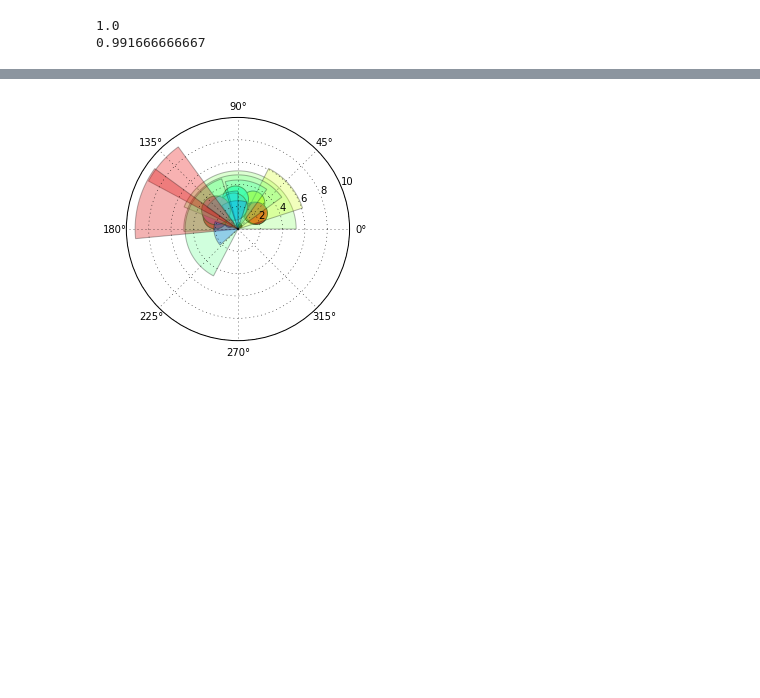
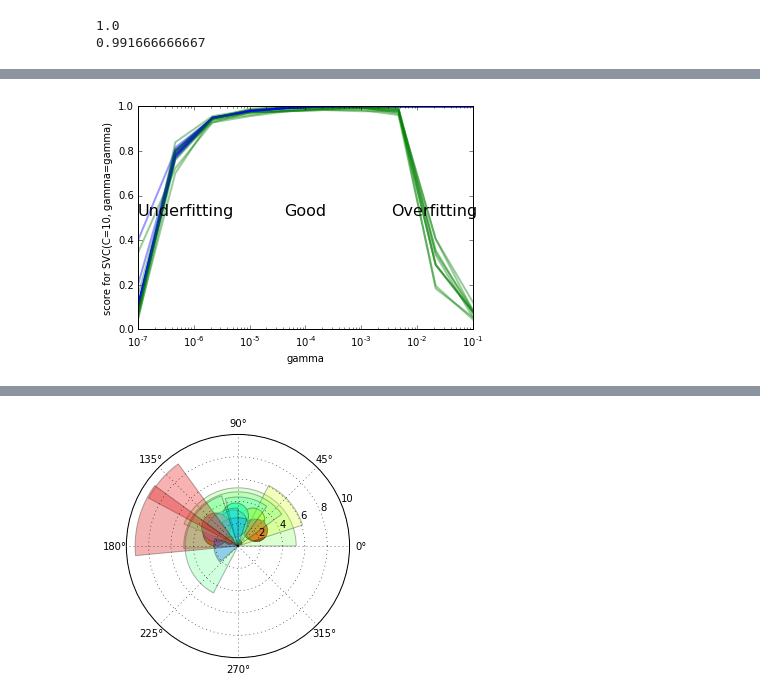
Before and after one commit to drbrhbym/iii, a Jupyter notebook: scikit-learn_test.ipynb, the cells around one changed output, grey strips where cells are left out. Cells and saved outputs as stored; diff of their text form; code cells hidden in the pictures; blank space fills up the shorter version.

Commit message:
kernel in SVC & SVR test

```diff
--- a/scikit-learn_test.ipynb
+++ b/scikit-learn_test.ipynb
@@ -295,0 +308,40 @@ print test_score
+# %%
+from sklearn.cross_validation import KFold          # KFold
+from sklearn.datasets import load_digits            # sklearn內建的資料庫
+
+digits = load_digits()
+X,y = digits.data, digits.target                    # X是帶有答案(標籤,或特徵)的資料; y只有data
+kf = KFold(1797,n_folds=10,shuffle=True,random_state=0)
+#for train_index, test_index in kf:
+#    print("TRAIN:", train_index, "TEST:", test_index)
+#    X_train, X_test = X[train_index], X[test_index]
+#    y_train, y_test = y[train_index], y[test_index]
+
+n_iter = 10
+train_scores = np.zeros((n_gammas, n_iter))         # 產生空陣列用來裝值
+test_scores = np.zeros((n_gammas, n_iter))
+gammas = np.logspace(-7, -1, n_gammas)
+
+for i, gamma in enumerate(gammas):
+    for j, (train_index, test_index) in enumerate(kf):
+        kf_svc = SVC(kernel='rbf', C=10, gamma=gamma).fit(X[train_index], y[train_index])
+        # SVC().fit() 令C=10,gamma從10**-7~10**-1, 固定C值觀察gamma的變化
+        # kernel = "rbf"
+
+        train_scores[i,j] = kf_svc.score(X[train_index], y[train_index])  # SVC().fit().score()
+        test_scores[i,j] = kf_svc.score(X[test_index], y[test_index])
+# %%
+# kernel="rbf", gamma=10**-7~10**-1
+for i in range(n_iter):  # 產生圖表觀察gamma變化
+    plt.semilogx(gammas, train_scores[:, i], alpha=0.4, lw=2, c='b') # train是藍線
+    plt.semilogx(gammas, test_scores[:, i], alpha=0.4, lw=2, c='g')  # test是綠線
+plt.ylabel("score for SVC(C=10, gamma=gamma)")                       # y軸標籤
+plt.xlabel("gamma")                                                  # x軸標籤
+plt.text(1e-7, 0.5, "Underfitting", fontsize=16, ha='left', va='bottom')
+plt.text(1e-4, 0.5, "Good", fontsize=16, ha='center', va='bottom')
+plt.text(2e-2, 0.5, "Overfitting", fontsize=16, ha='center', va='bottom')
+plt.show()
+
+# 目測gamma約在10^-4~10^-3時有最高的score
+# %% [output]
+[figure, added]
```
Also changed, not shown: parts of 13 cells of this notebook.
